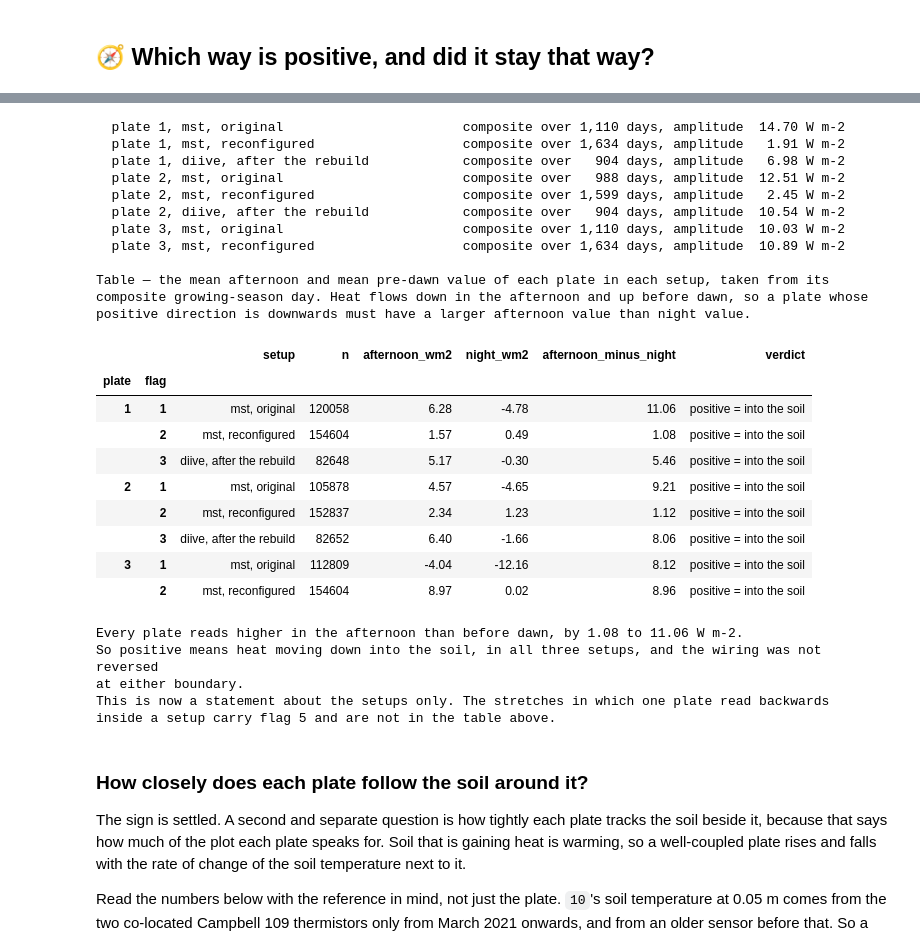
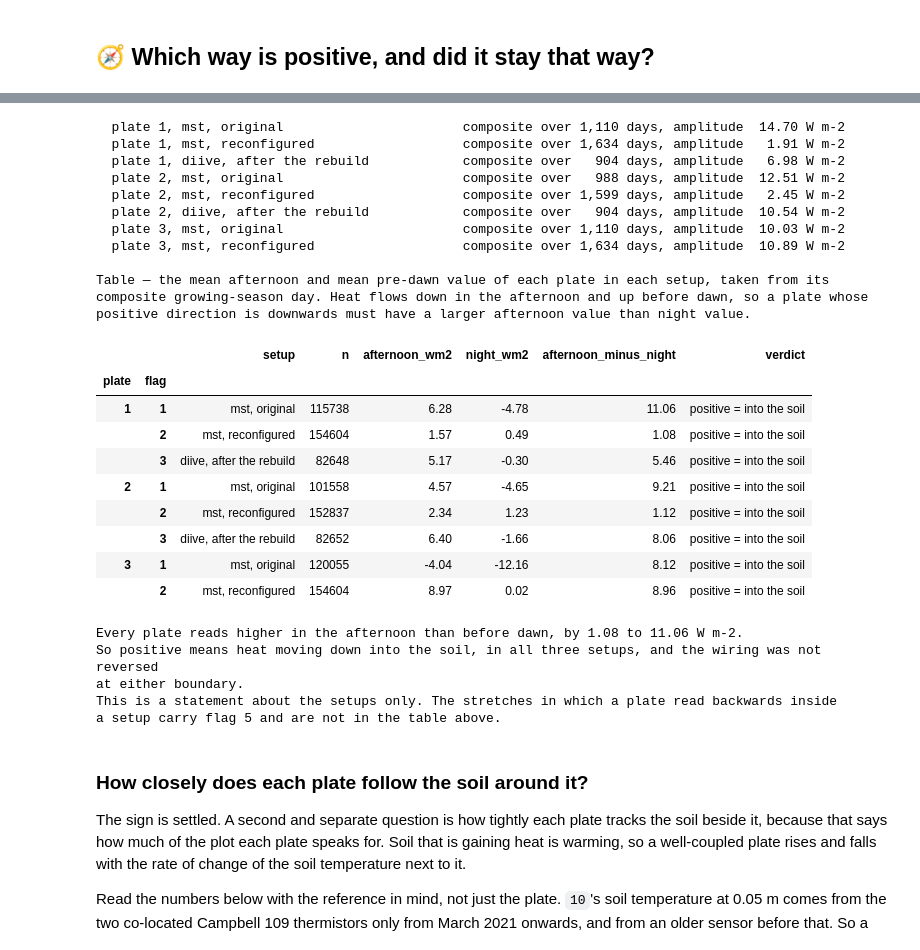
Before and after one commit to holukas/dataset_ch-lae_flux_product, a Jupyter notebook: workflow/10_METEO/30_PRODUCTS/11_METEO_G_FF1_2004-2025.ipynb, the cells around one changed output, grey strips where cells are left out. Cells and saved outputs as stored; diff of their text form; code cells hidden in the pictures.

```diff
--- a/workflow/10_METEO/30_PRODUCTS/11_METEO_G_FF1_2004-2025.ipynb
+++ b/workflow/10_METEO/30_PRODUCTS/11_METEO_G_FF1_2004-2025.ipynb
@@ -542,8 +543,8 @@ FLAG_SOURCE_LEGEND = {
     3: '3 = diive screening, after the logger-box rebuild (two plates only)',
     4: '4 = the 2012 reconfiguration itself: measured, but on neither setup\'s scale; excluded '
        'from every fit and from the reconciled column',
-    5: '5 = the plate read against the other plates: measured, but with its sign reversed; '
-       'excluded from every fit and from the reconciled column',
+    5: '5 = the plate read backwards: measured, but with its sign reversed; excluded from every '
+       'fit and from the reconciled column',
 }
 FLAG_NOT_MEASURED = 0
 FLAG_MST_ORIGINAL = 1
@@ -2840,48 +2950,48 @@ print()
 tabcap('the mean afternoon and mean pre-dawn value of each plate in each setup, taken from its '
        'composite growing-season day. Heat flows down in the afternoon and up before dawn, so a '
        'plate whose positive direction is downwards must have a larger afternoon value than night '
        'value.')
 display(SIGNTAB)
 
 assert (SIGNTAB['afternoon_minus_night'] > 0).all(), (
     "a plate reads lower in the afternoon than before dawn, which reverses the direction heat "
     "actually moves. Either that plate was wired the other way round, in which case its setup "
     "cannot be spliced with the others until the sign is flipped, or it was not measuring at all. "
     "Read the table above before going further.")
 print(f"\nEvery plate reads higher in the afternoon than before dawn, by "
       f"{SIGNTAB['afternoon_minus_night'].min():.2f} to "
       f"{SIGNTAB['afternoon_minus_night'].max():.2f} W m-2.\nSo positive means heat moving down "
       f"into the soil, in all three setups, and the wiring was not reversed\nat either boundary.")
-print("This is now a statement about the setups only. The stretches in which one plate read "
-      "backwards\ninside a setup carry flag 5 and are not in the table above.")
+print("This is a statement about the setups only. The stretches in which a plate read backwards "
+      "inside\na setup carry flag 5 and are not in the table above.")
 # %% [output]
   plate 1, mst, original                       composite over 1,110 days, amplitude  14.70 W m-2
   plate 1, mst, reconfigured                   composite over 1,634 days, amplitude   1.91 W m-2
   plate 1, diive, after the rebuild            composite over   904 days, amplitude   6.98 W m-2
   plate 2, mst, original                       composite over   988 days, amplitude  12.51 W m-2
   plate 2, mst, reconfigured                   composite over 1,599 days, amplitude   2.45 W m-2
   plate 2, diive, after the rebuild            composite over   904 days, amplitude  10.54 W m-2
   plate 3, mst, original                       composite over 1,110 days, amplitude  10.03 W m-2
   plate 3, mst, reconfigured                   composite over 1,634 days, amplitude  10.89 W m-2
 
 Table — the mean afternoon and mean pre-dawn value of each plate in each setup, taken from its
 composite growing-season day. Heat flows down in the afternoon and up before dawn, so a plate whose
 positive direction is downwards must have a larger afternoon value than night value.
 |  |  | setup | n | afternoon_wm2 | night_wm2 | afternoon_minus_night | verdict |
 | plate | flag |  |  |  |  |  |  |
-| 1 | 1 | mst, original | 120058 | 6.28 | -4.78 | 11.06 | positive = into the soil |
+| 1 | 1 | mst, original | 115738 | 6.28 | -4.78 | 11.06 | positive = into the soil |
 |  | 2 | mst, reconfigured | 154604 | 1.57 | 0.49 | 1.08 | positive = into the soil |
 |  | 3 | diive, after the rebuild | 82648 | 5.17 | -0.30 | 5.46 | positive = into the soil |
-| 2 | 1 | mst, original | 105878 | 4.57 | -4.65 | 9.21 | positive = into the soil |
+| 2 | 1 | mst, original | 101558 | 4.57 | -4.65 | 9.21 | positive = into the soil |
 |  | 2 | mst, reconfigured | 152837 | 2.34 | 1.23 | 1.12 | positive = into the soil |
 |  | 3 | diive, after the rebuild | 82652 | 6.40 | -1.66 | 8.06 | positive = into the soil |
-| 3 | 1 | mst, original | 112809 | -4.04 | -12.16 | 8.12 | positive = into the soil |
+| 3 | 1 | mst, original | 120055 | -4.04 | -12.16 | 8.12 | positive = into the soil |
 |  | 2 | mst, reconfigured | 154604 | 8.97 | 0.02 | 8.96 | positive = into the soil |
 Every plate reads higher in the afternoon than before dawn, by 1.08 to 11.06 W m-2.
 So positive means heat moving down into the soil, in all three setups, and the wiring was not reversed
 at either boundary.
-This is now a statement about the setups only. The stretches in which one plate read backwards
-inside a setup carry flag 5 and are not in the table above.
+This is a statement about the setups only. The stretches in which a plate read backwards inside
+a setup carry flag 5 and are not in the table above.
 # %% [markdown]
 ### How closely does each plate follow the soil around it?
 
```
Also changed, not shown: parts of 27 cells of this notebook.
